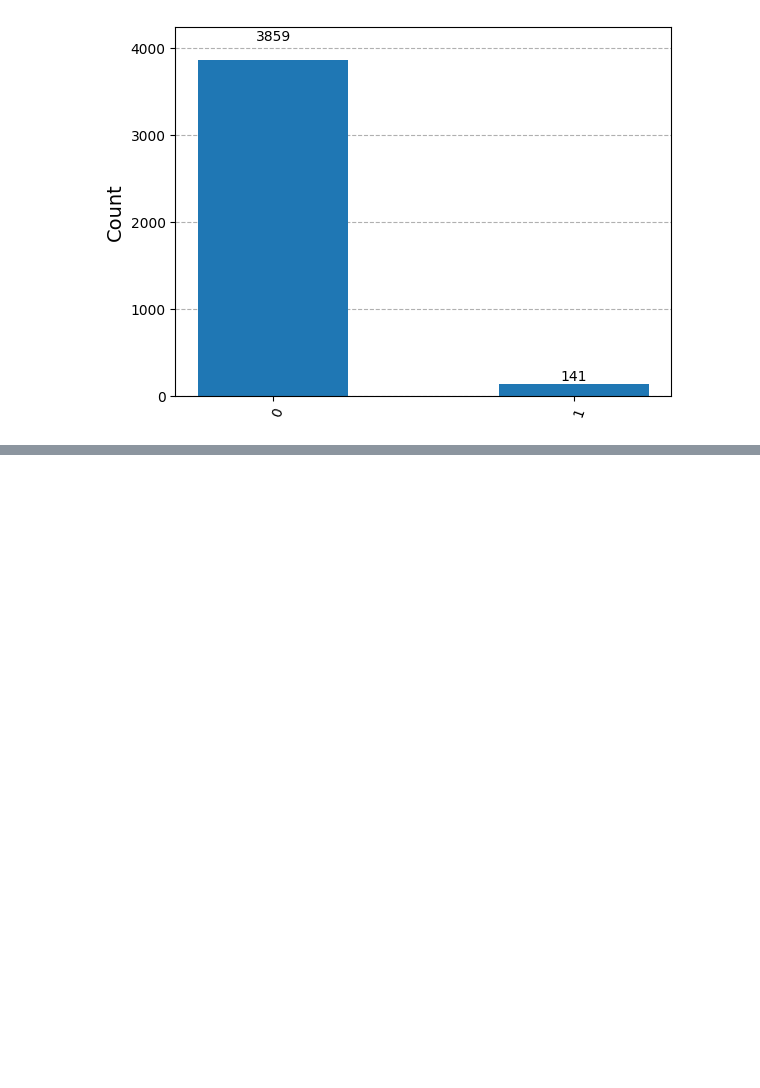
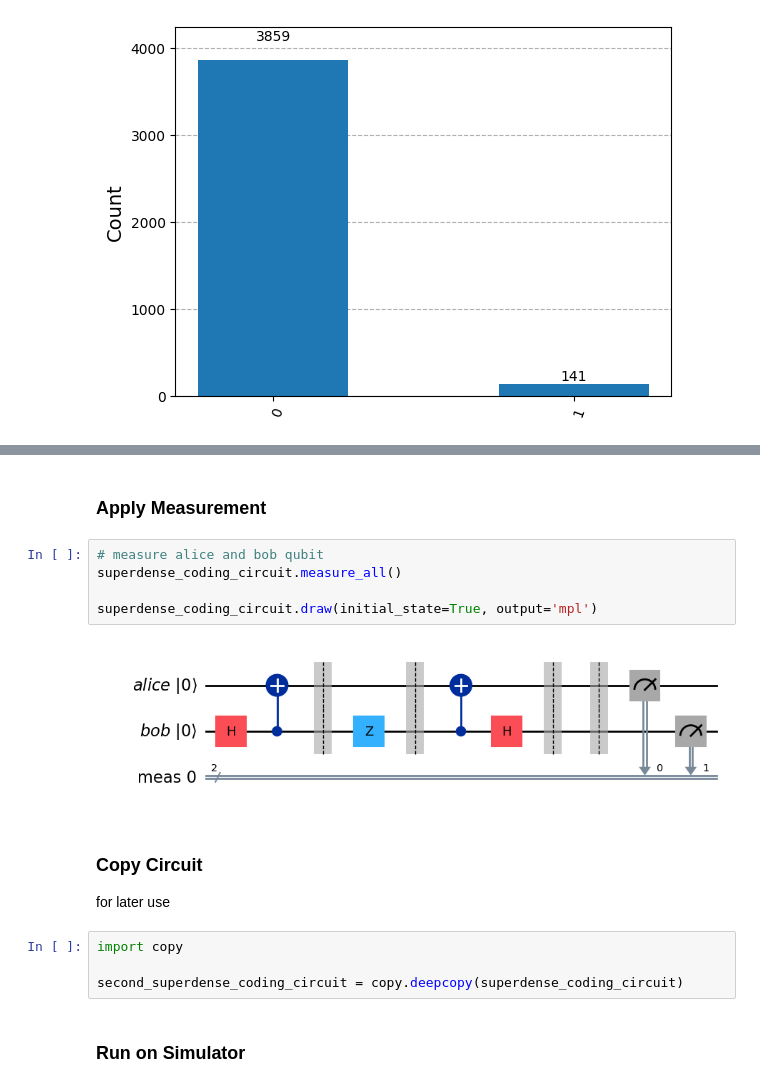
Before and after one commit to LTJ508/Quantum_Computing, a Jupyter notebook: Qiskit Practice/Qiskit_Practice_Lecture_12.ipynb, the cells around one changed output, grey strips where cells are left out. Drawn from its saved outputs; the diff is of its cells as text; blank space fills up the shorter version.

```diff
--- a/Qiskit Practice/Qiskit_Practice_Lecture_12.ipynb
+++ b/Qiskit Practice/Qiskit_Practice_Lecture_12.ipynb
@@ -496,0 +560,18 @@ plot_histogram(counts)
+# %% [markdown]
+### Apply Measurement
+# %%
+# measure alice and bob qubit
+superdense_coding_circuit.measure_all()
+
+superdense_coding_circuit.draw(initial_state=True, output='mpl')
+# %% [output]
+[figure, added]
+# %% [markdown]
+### Copy Circuit
+for later use
+# %%
+import copy
+
+second_superdense_coding_circuit = copy.deepcopy(superdense_coding_circuit)
+# %% [markdown]
+### Run on Simulator
```
Also changed, not shown: parts of 18 cells of this notebook.
